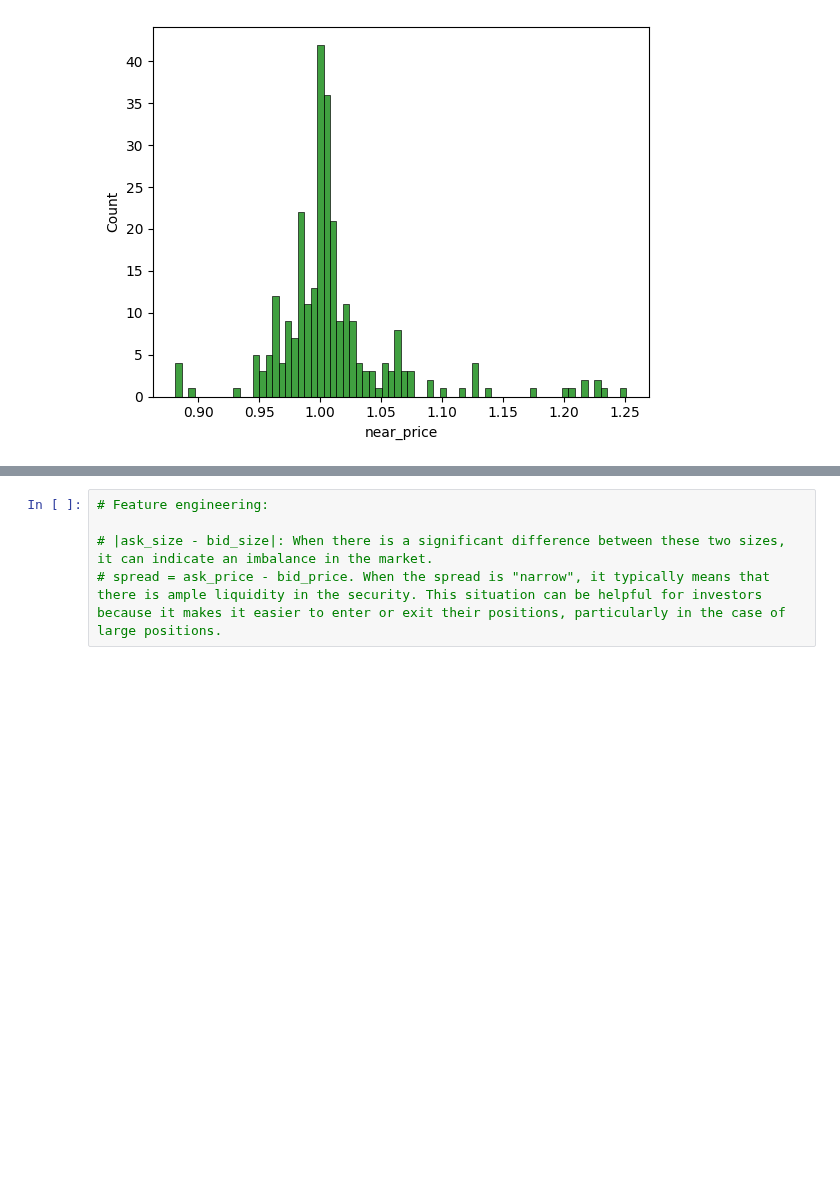
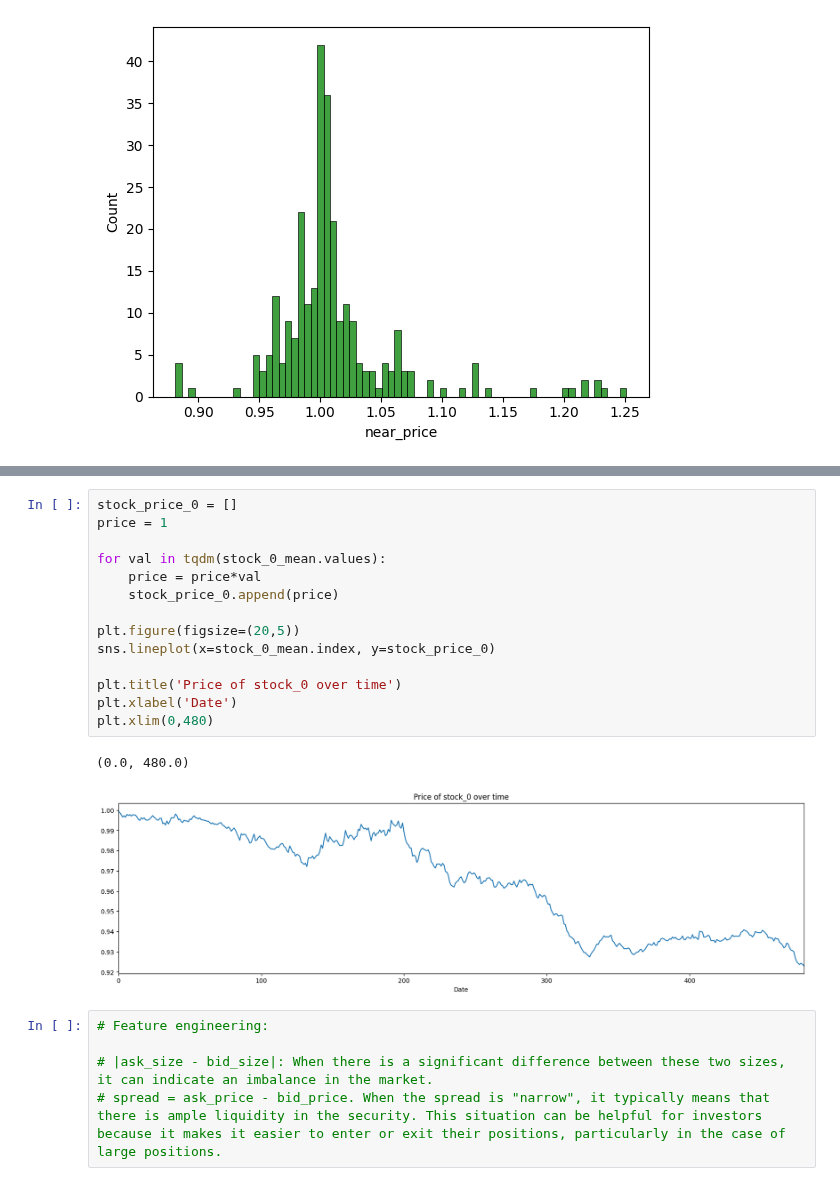
Before and after one commit to huanrafa/ProjectPracticing, a Jupyter notebook: 2023_12(1) Optiver - Trading at the Close/OptiverTrading.ipynb, the cells around one changed output, grey strips where cells are left out. Drawn from its saved outputs; the diff is of its cells as text; blank space fills up the shorter version.

```diff
--- a/2023_12(1) Optiver - Trading at the Close/OptiverTrading.ipynb
+++ b/2023_12(1) Optiver - Trading at the Close/OptiverTrading.ipynb
@@ -491,3 +513,20 @@ out_far_hist = sns.histplot(outliers['near_price'], bins = 70, color='green', ax
+# %%
+stock_price_0 = []
+price = 1
+
+for val in tqdm(stock_0_mean.values):
+    price = price*val
+    stock_price_0.append(price)
+
+plt.figure(figsize=(20,5))
+sns.lineplot(x=stock_0_mean.index, y=stock_price_0)
+
+plt.title('Price of stock_0 over time')
+plt.xlabel('Date')
+plt.xlim(0,480)
+# %% [output]
+(0.0, 480.0)
+[figure, added]
 # %%
 # Feature engineering:
 
```
Also changed, not shown: parts of 5 cells of this notebook.
